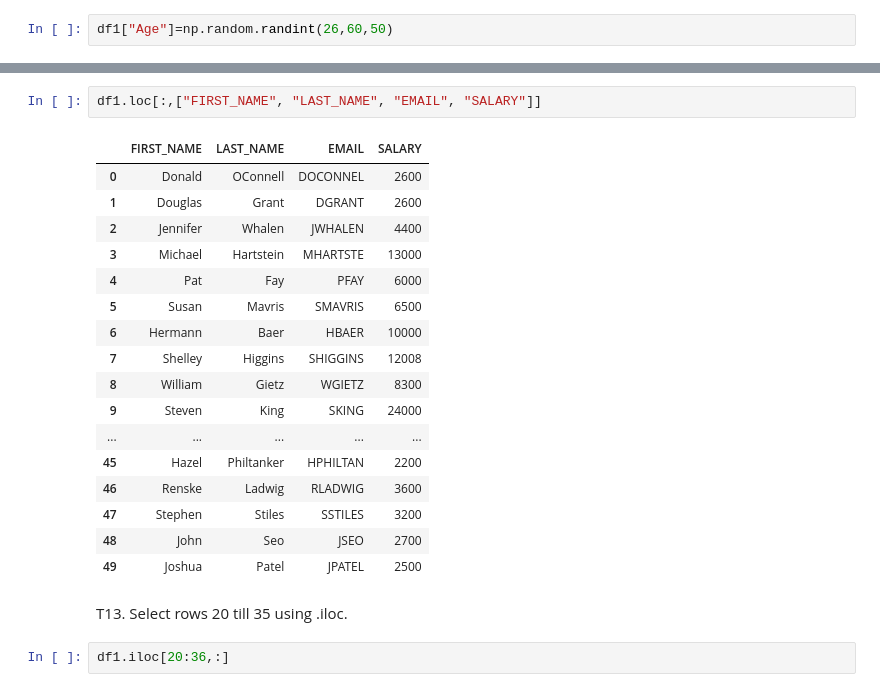
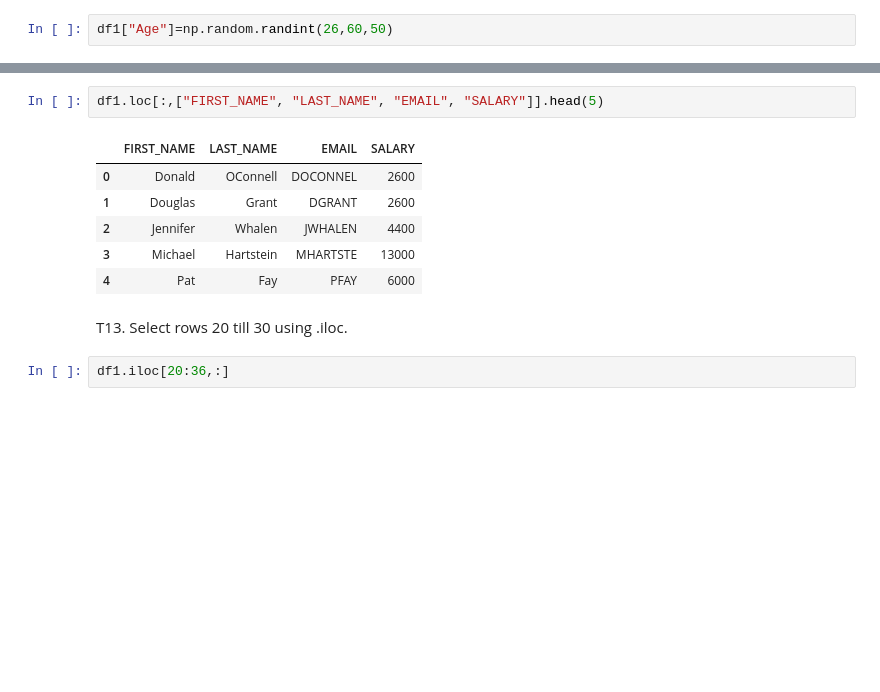
Before and after one commit to sagarnbeedi-analytics/data-analytics-portfolio, a Jupyter notebook: PYTHON/practicing_python_libraries/python_files/pandas.ipynb, the cells around one changed output, grey strips where cells are left out. Saved outputs shown, nothing was run; the diff lists cells and outputs as text; blank space fills up the shorter version.

```diff
--- a/PYTHON/practicing_python_libraries/python_files/pandas.ipynb
+++ b/PYTHON/practicing_python_libraries/python_files/pandas.ipynb
@@ -348,25 +350,14 @@ df1.head()
 # %%
-df1.loc[:,["FIRST_NAME", "LAST_NAME", "EMAIL", "SALARY"]]
+df1.loc[:,["FIRST_NAME", "LAST_NAME", "EMAIL", "SALARY"]].head(5)
 # %% [output]
 |  | FIRST_NAME | LAST_NAME | EMAIL | SALARY |
 | 0 | Donald | OConnell | DOCONNEL | 2600 |
 | 1 | Douglas | Grant | DGRANT | 2600 |
 | 2 | Jennifer | Whalen | JWHALEN | 4400 |
 | 3 | Michael | Hartstein | MHARTSTE | 13000 |
 | 4 | Pat | Fay | PFAY | 6000 |
-| 5 | Susan | Mavris | SMAVRIS | 6500 |
-| 6 | Hermann | Baer | HBAER | 10000 |
-| 7 | Shelley | Higgins | SHIGGINS | 12008 |
-| 8 | William | Gietz | WGIETZ | 8300 |
-| 9 | Steven | King | SKING | 24000 |
-| ... | ... | ... | ... | ... |
-| 45 | Hazel | Philtanker | HPHILTAN | 2200 |
-| 46 | Renske | Ladwig | RLADWIG | 3600 |
-| 47 | Stephen | Stiles | SSTILES | 3200 |
-| 48 | John | Seo | JSEO | 2700 |
-| 49 | Joshua | Patel | JPATEL | 2500 |
 # %% [markdown]
-T13. Select rows 20 till 35 using .iloc.
+T13. Select rows 20 till 30 using .iloc.
 # %%
 df1.iloc[20:36,:]
 # %% [output]
```
Also changed, not shown: parts of 55 cells of this notebook, 1 other file.
